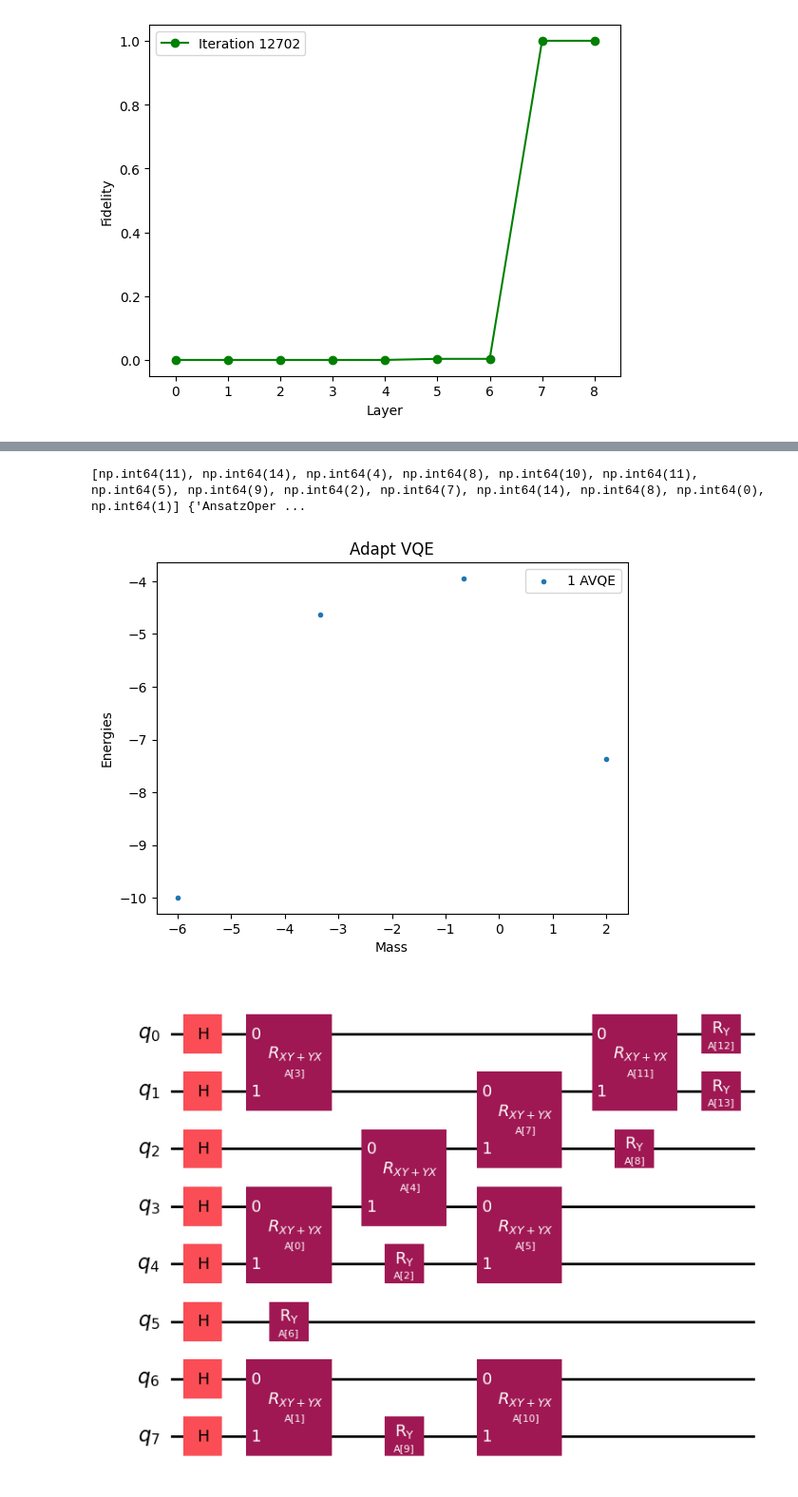
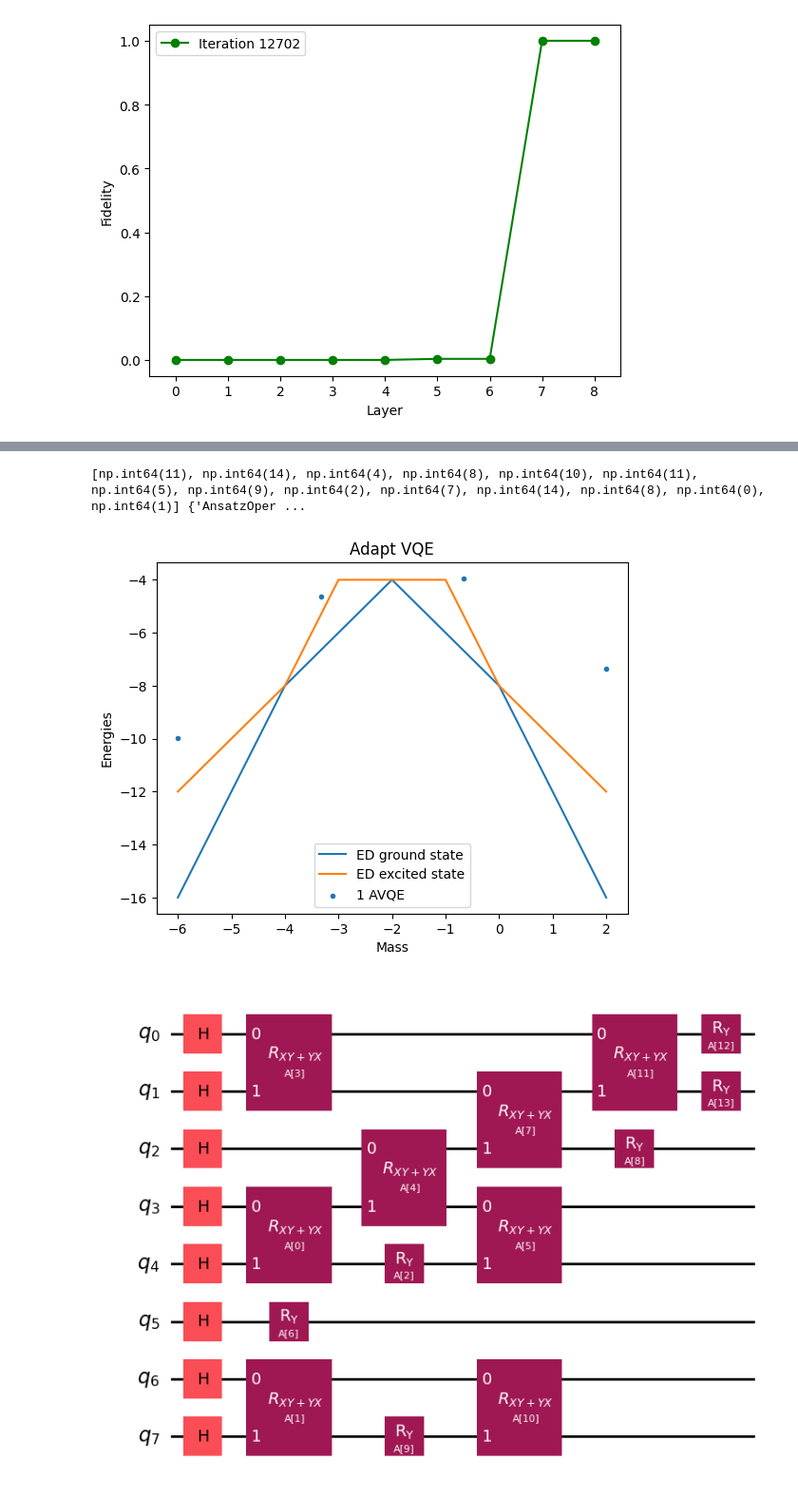
Before and after one commit to NicoDic98/QC-MasterThesis, a Jupyter notebook: plots.ipynb, the cells around one changed output, grey strips where cells are left out. Shown: that part at 95% size. Saved outputs shown, nothing was run; the diff lists cells and outputs as text; code cells hidden in the pictures.

Commit message:
First comparison plot of ED and adapt vqe

```diff
--- a/plots.ipynb
+++ b/plots.ipynb
@@ -225,22 +228,22 @@ h5_file
 # %%
 with h5py.File(h5_file, "r") as f:
     avqe_1_loader = ResultLoader(f["2025-10-20_12-08-41-42"])
     avqe_1_energy, avqe_1_mass = avqe_1_loader.get_energy_mass({})
     circuit = avqe_1_loader.get_circuit({HamiltonianParameters.Mass: 3})
-with h5py.File(f"{data_folder}{"2025-9-35"}.hdf5", "r") as f:
+with h5py.File(f"{data_folder}{"2025-09-35"}.hdf5", "r") as f:
     ed_loader = ResultLoader(f["2025-09-03_22-35-17"])
     ed_energy, ed_mass = ed_loader.get_energy_mass({})
+fig, ax = plt.subplots()
 ax.plot(ed_mass, ed_energy[:, 0], label="ED ground state", zorder=-1)
 ax.plot(ed_mass, ed_energy[:, 1], label="ED excited state", zorder=-1)
-fig, ax = plt.subplots()
 ax.scatter(avqe_1_mass, avqe_1_energy, label="1 AVQE", marker='.')
 ax.set(xlabel='Mass', ylabel='Energies')
 ax.set_title("Adapt VQE")
 ax.legend()
 plt.show()
 # %% [output]
 [np.int64(11), np.int64(14), np.int64(4), np.int64(8), np.int64(10), np.int64(11), np.int64(5), np.int64(9), np.int64(2), np.int64(7), np.int64(14), np.int64(8), np.int64(0), np.int64(1)] {'AnsatzOper ...
-[figure, old version]
+[figure, new version]
 # %%
 circuit.draw("mpl")
 # %% [output]
```
Also changed, not shown: parts of 2 cells of this notebook.
